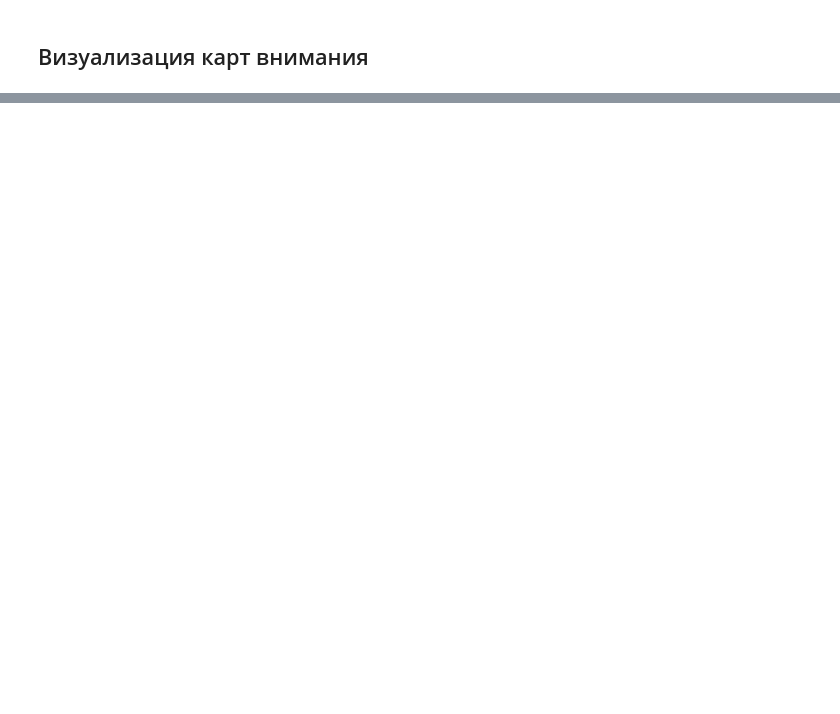
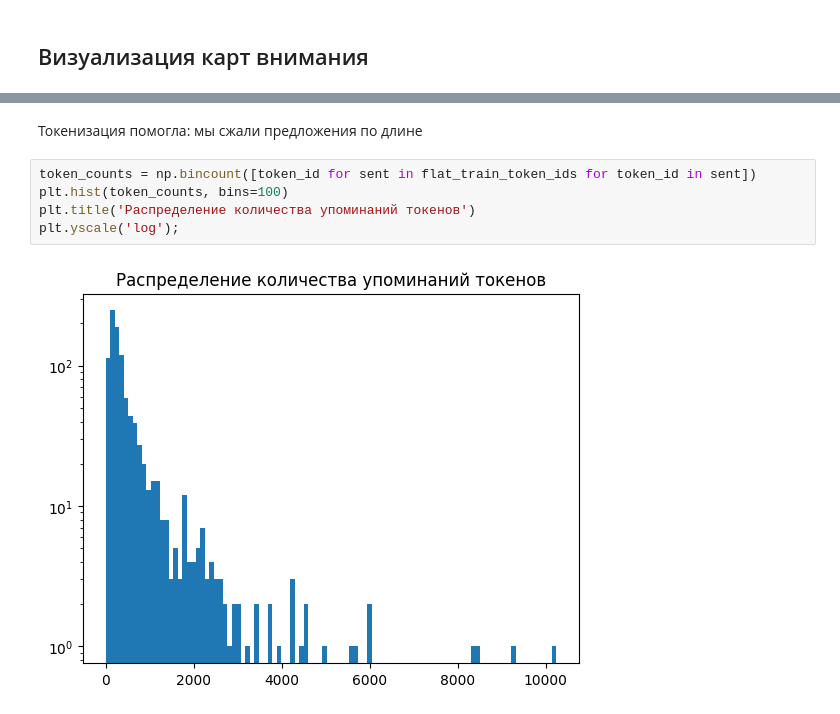
Before and after one commit to englishtea21/stepik-dl-nlp, a Jupyter notebook: task5-text-transformer.ipynb, the cells around one changed output, grey strips where cells are left out. Saved outputs shown, nothing was run; the diff lists cells and outputs as text; blank space fills up the shorter version.

```diff
--- a/task5-text-transformer.ipynb
+++ b/task5-text-transformer.ipynb
@@ -753,0 +861,9 @@ plot_attention_maps(my_transf_model, 'сказал Кутузов, огляды
+# %% [markdown]
+Токенизация помогла: мы сжали предложения по длине
+# %%
+token_counts = np.bincount([token_id for sent in flat_train_token_ids for token_id in sent])
+plt.hist(token_counts, bins=100)
+plt.title('Распределение количества упоминаний токенов')
+plt.yscale('log');
+# %% [output]
+[figure, added]
```
Also changed, not shown: parts of 127 cells of this notebook.
